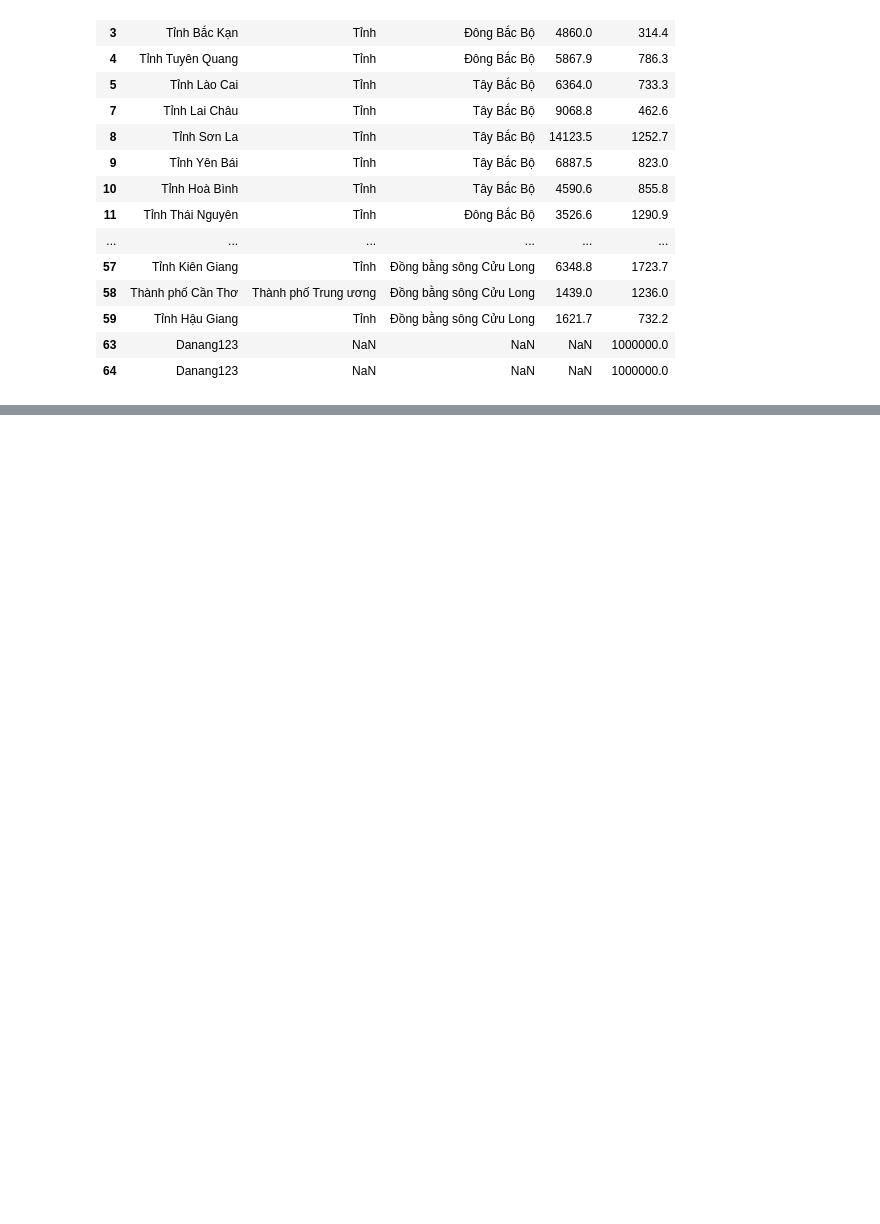
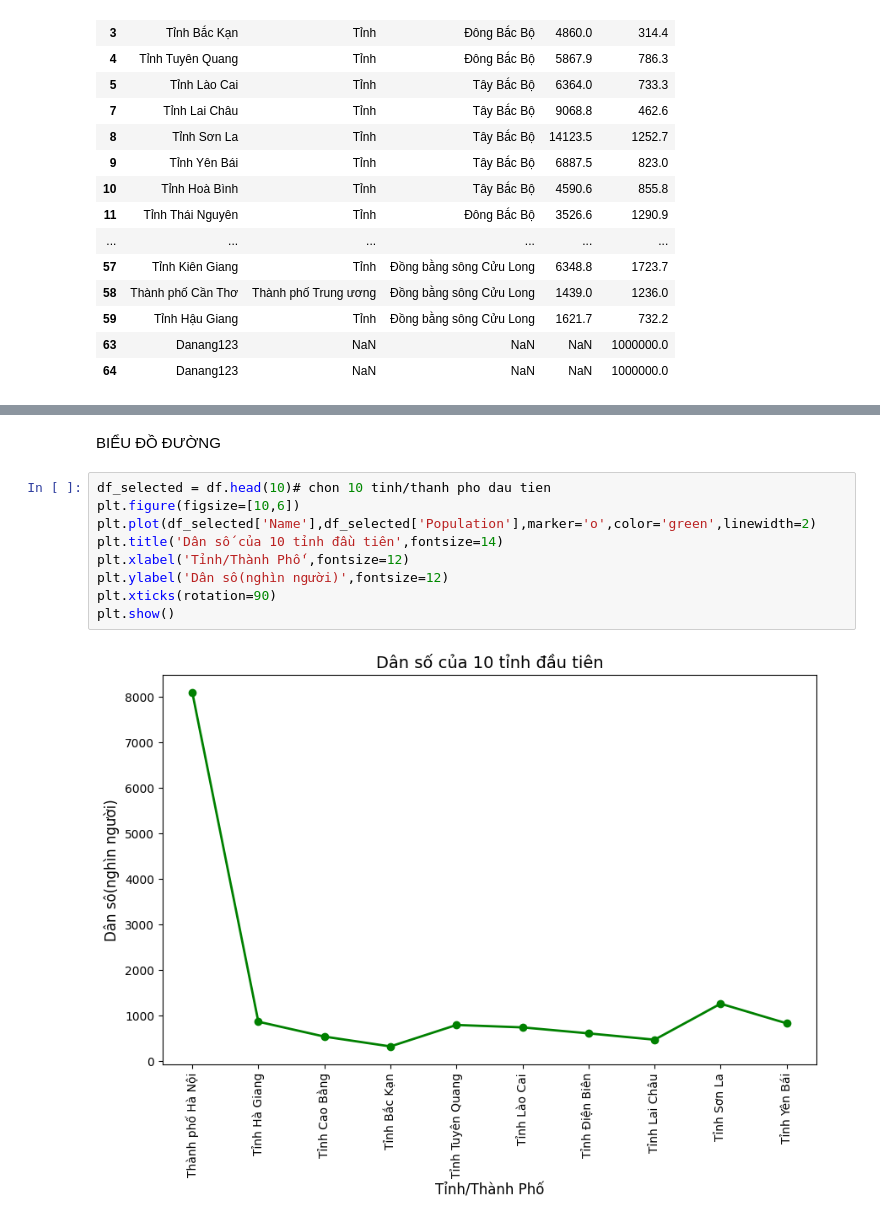
Before and after one commit to KOG-Meublocoa/Kh-a-l-p-CSA02, a Jupyter notebook: bài tập/baitap.ipynb/baitap.ipynb, the cells around one changed output, grey strips where cells are left out. Drawn from its saved outputs; the diff is of its cells as text; blank space fills up the shorter version.

```diff
--- a/bài tập/baitap.ipynb/baitap.ipynb
+++ b/bài tập/baitap.ipynb/baitap.ipynb
@@ -363,0 +424,13 @@ df.drop(columns=['Density'])
+# %% [markdown]
+BIỂU ĐỒ ĐƯỜNG
+# %%
+df_selected = df.head(10)# chon 10 tinh/thanh pho dau tien
+plt.figure(figsize=[10,6])
+plt.plot(df_selected['Name'],df_selected['Population'],marker='o',color='green',linewidth=2)
+plt.title('Dân số của 10 tỉnh đầu tiên',fontsize=14)
+plt.xlabel('Tỉnh/Thành Phố',fontsize=12)
+plt.ylabel('Dân sô(nghìn người)',fontsize=12)
+plt.xticks(rotation=90)
+plt.show()
+# %% [output]
+[figure, added]
```
Also changed, not shown: parts of 7 cells of this notebook, 2 other files.
